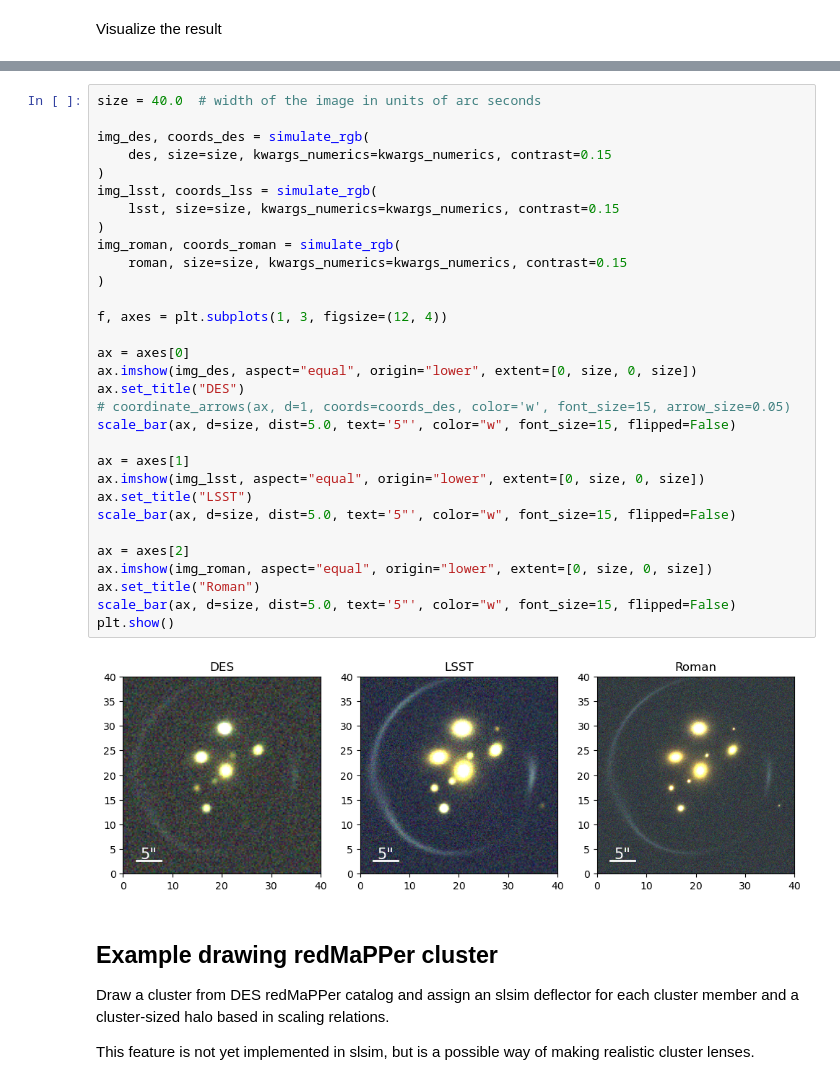
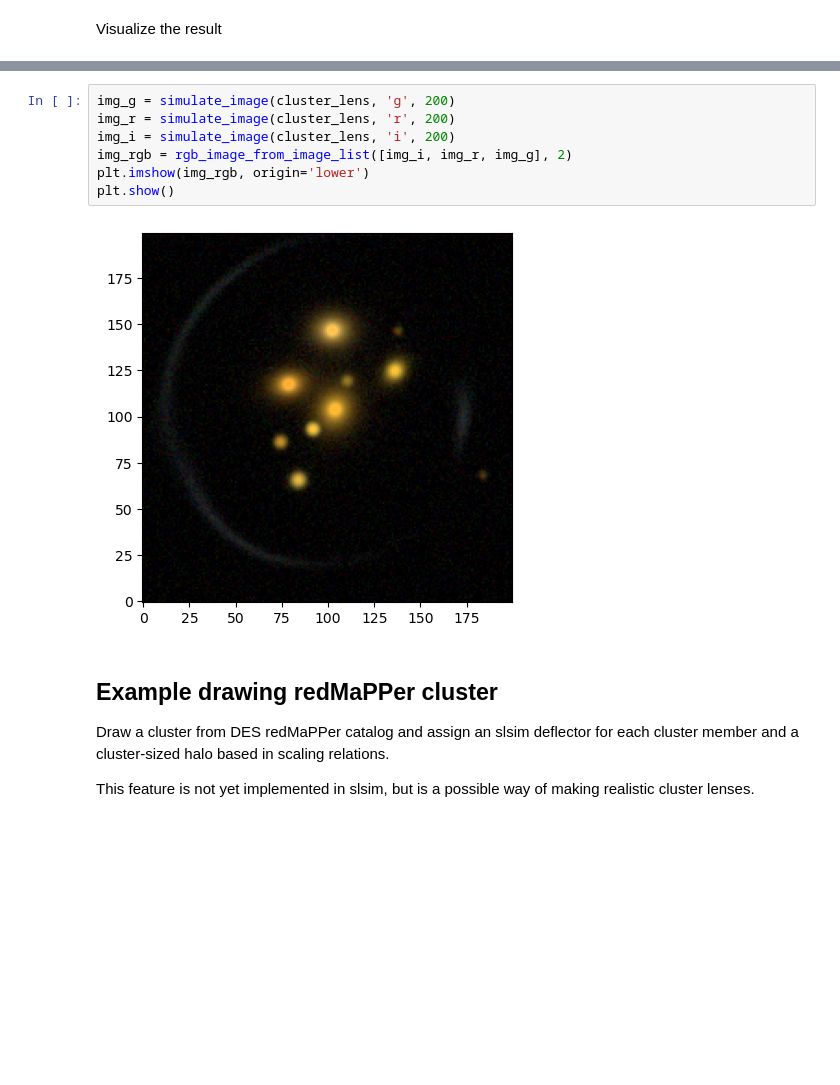
Before and after one commit to LSST-strong-lensing/slsim, a Jupyter notebook: notebooks/cluster_lens.ipynb, the cells around one changed output, grey strips where cells are left out. Saved outputs shown, nothing was run; the diff lists cells and outputs as text; blank space fills up the shorter version.

Commit message:
update cluster_lens.ipynb to use image_simulation module

```diff
--- a/notebooks/cluster_lens.ipynb
+++ b/notebooks/cluster_lens.ipynb
@@ -288,36 +136,12 @@ kwargs_model = {
-# %%
-size = 40.0  # width of the image in units of arc seconds
-
-img_des, coords_des = simulate_rgb(
-    des, size=size, kwargs_numerics=kwargs_numerics, contrast=0.15
-)
-img_lsst, coords_lss = simulate_rgb(
-    lsst, size=size, kwargs_numerics=kwargs_numerics, contrast=0.15
-)
-img_roman, coords_roman = simulate_rgb(
-    roman, size=size, kwargs_numerics=kwargs_numerics, contrast=0.15
-)
-
-f, axes = plt.subplots(1, 3, figsize=(12, 4))
-
-ax = axes[0]
-ax.imshow(img_des, aspect="equal", origin="lower", extent=[0, size, 0, size])
-ax.set_title("DES")
-# coordinate_arrows(ax, d=1, coords=coords_des, color='w', font_size=15, arrow_size=0.05)
-scale_bar(ax, d=size, dist=5.0, text='5"', color="w", font_size=15, flipped=False)
-
-ax = axes[1]
-ax.imshow(img_lsst, aspect="equal", origin="lower", extent=[0, size, 0, size])
-ax.set_title("LSST")
-scale_bar(ax, d=size, dist=5.0, text='5"', color="w", font_size=15, flipped=False)
-
-ax = axes[2]
-ax.imshow(img_roman, aspect="equal", origin="lower", extent=[0, size, 0, size])
-ax.set_title("Roman")
-scale_bar(ax, d=size, dist=5.0, text='5"', color="w", font_size=15, flipped=False)
-plt.show()
-# %% [output]
-[figure, removed]
+# %%
+img_g = simulate_image(cluster_lens, 'g', 200)
+img_r = simulate_image(cluster_lens, 'r', 200)
+img_i = simulate_image(cluster_lens, 'i', 200)
+img_rgb = rgb_image_from_image_list([img_i, img_r, img_g], 2)
+plt.imshow(img_rgb, origin='lower')
+plt.show()
+# %% [output]
+[figure, added]
 # %% [markdown]
 ## Example drawing redMaPPer cluster
 
```
Also changed, not shown: parts of 16 cells of this notebook.
